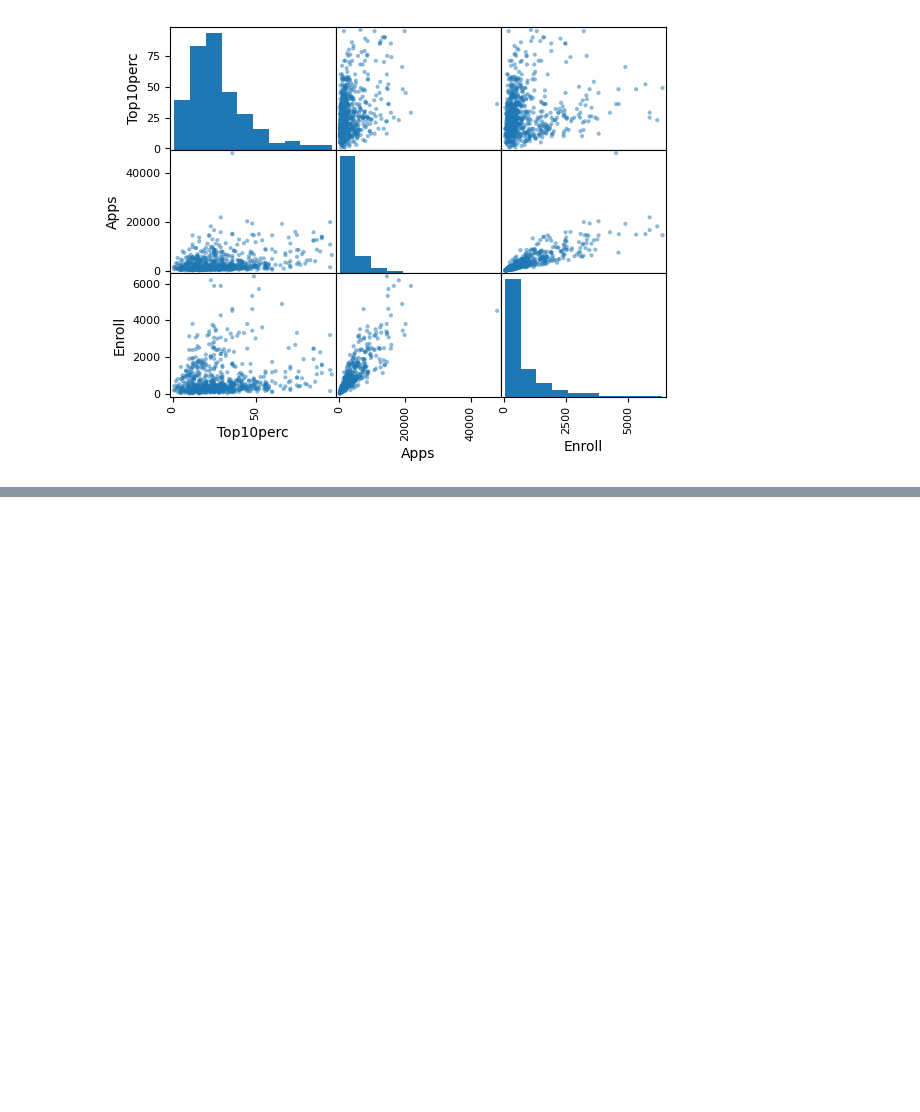
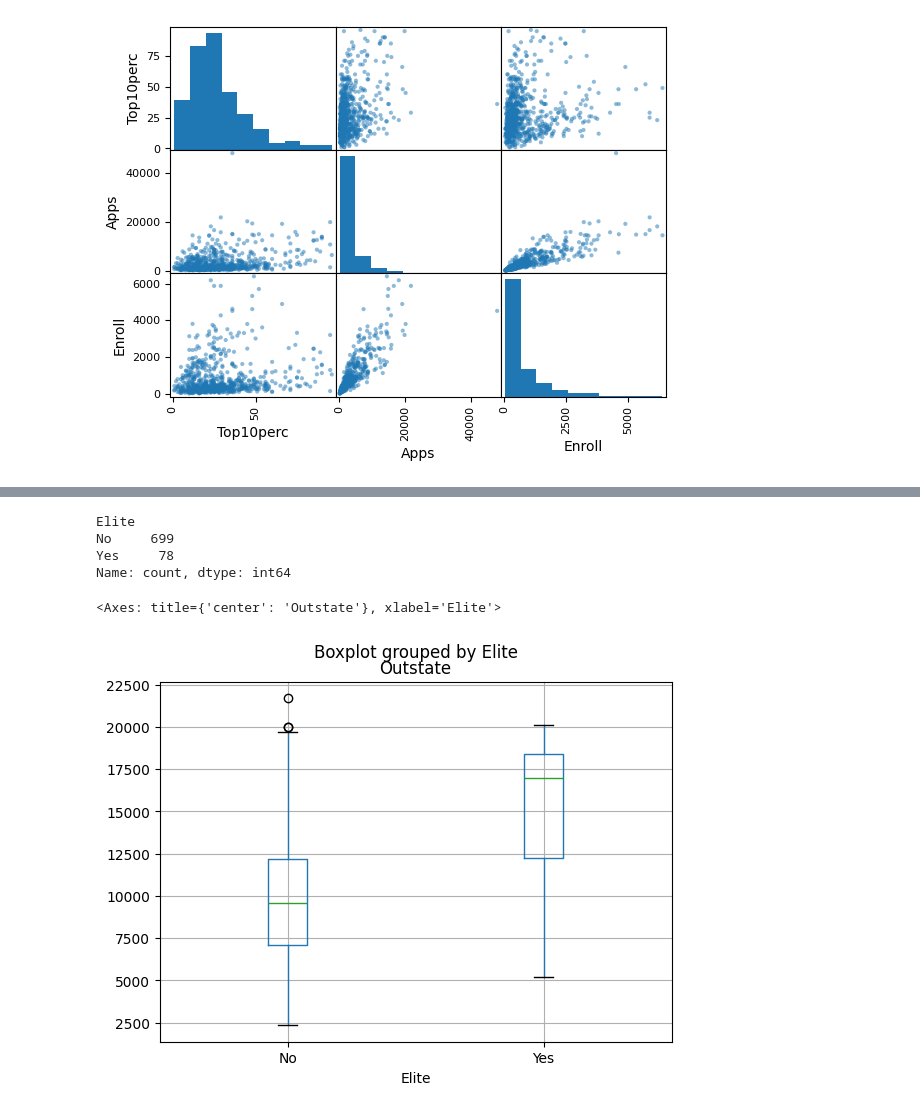
Before and after one commit to HexHungryAda/dataprocessing-lab1, a Jupyter notebook: college.ipynb, the cells around one changed output, grey strips where cells are left out. Drawn from its saved outputs; the diff is of its cells as text; code cells hidden in the pictures; blank space fills up the shorter version.

Commit message:
new column elite

```diff
--- a/college.ipynb
+++ b/college.ipynb
@@ -111 +98,12 @@ Name: Private, Length: 777, dtype: object
 [figure]
+# %%
+college['Elite'] = pd.cut(college['Top10perc'], [0, 50, 100], labels=['No', 'Yes'])
+print(college['Elite'].value_counts())
+college.boxplot(column="Outstate", by="Elite")
+# %% [output]
+Elite
+No     699
+Yes     78
+Name: count, dtype: int64
+<Axes: title={'center': 'Outstate'}, xlabel='Elite'>
+[figure, added]
```
Also changed, not shown: parts of 1 cell of this notebook.
